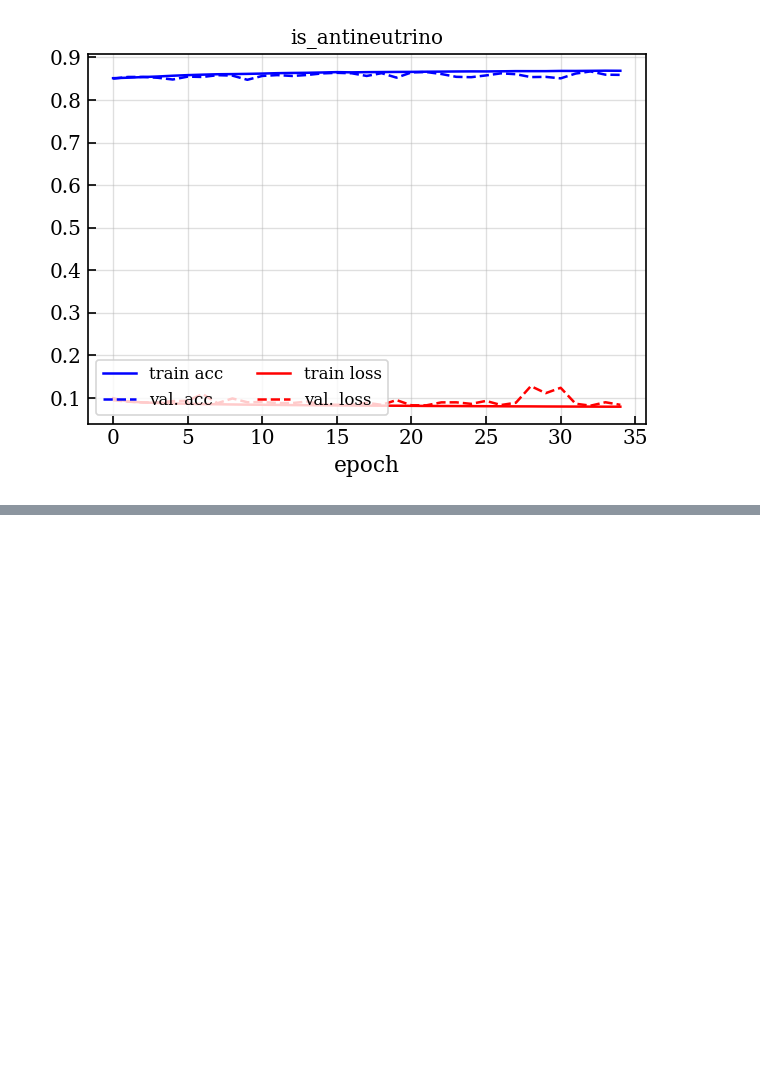
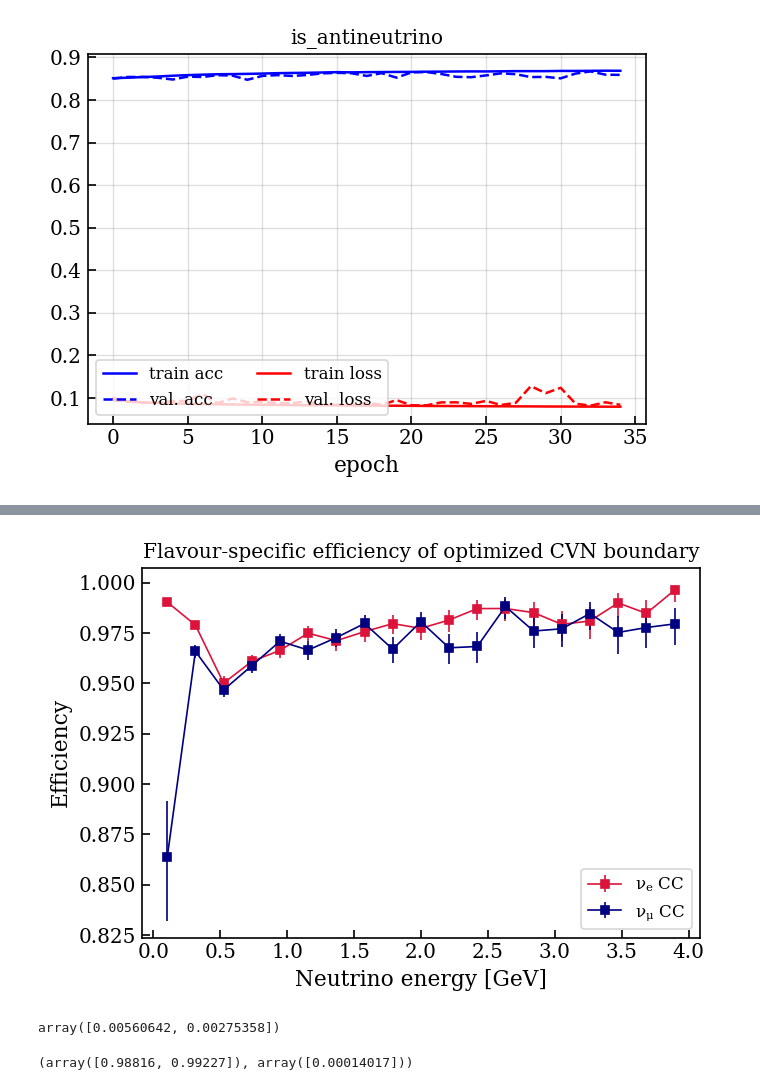
Before and after one commit to nuRiceLab/Classification-with-ML, a Jupyter notebook: neutrino-classification/training_history.ipynb, the cells around one changed output, grey strips where cells are left out. Saved outputs shown, nothing was run; the diff lists cells and outputs as text; code cells hidden in the pictures; blank space fills up the shorter version.

```diff
--- a/neutrino-classification/training_history.ipynb
+++ b/neutrino-classification/training_history.ipynb
@@ -52,0 +63,2 @@ tests = pd.read_pickle('CNN/ResNet_20240106_urllist0_1_2_predictions.pkl')
+# %%
+test_data = pd.read_pickle('/home/sophiaf/pixel_maps_val/preprocessed_filelists/urllist_0_1_2_df_testset.pkl')
@@ -72,0 +207,46 @@ tests['pred']
+# %%
+def cc_mask(preds, bound):
+    nue_cc_pass = preds[:,1]>bound
+    numu_cc_pass = preds[:,2]>bound
+    cc_pass = np.logical_or(nue_cc_pass, numu_cc_pass)
+    return cc_pass
+# %%
+# efficiency as a function of energy
+bound = xs[np.argmax(fom)] #0.372
+e_bins = np.linspace(0,4,20)
+e_means = (e_bins[:-1]+e_bins[1:])/2
+effs = np.zeros_like(e_means)
+sigma_effs = np.zeros((2,len(e_means)))
+
+for flav in [1,2]:
+    for i, (e_min, e_max) in enumerate(zip(e_bins[:-1], e_bins[1:])):
+        e_mask = true_meta['NuEnergy'] >= e_min
+        e_mask &= true_meta['NuEnergy'] < e_max
+        true_in_e = true[e_mask]
+        true_cc_in_e = true_in_e['flavour']==flav
+        pred_in_e = flav_preds[e_mask]
+        pred_cc_in_e = cc_mask(pred_in_e, bound)
+        # pred_cc_in_e = pred_in_e[:,f] > bound
+        n = sum(true_cc_in_e)# total
+        k = sum(pred_cc_in_e * true_cc_in_e) # accepted true CC events
+        effs[i] = k/n
+        sigma_eff = compute_acceptance_uncertainty_bayesian(k,n)[0]
+        sigma_effs[:,i] = np.abs(compute_acceptance_uncertainty_bayesian(k,n)[0]- effs[i])
+        compute_acceptance_uncertainty_bayesian(k,n)[0]
+    plt.errorbar(e_means, effs, yerr = sigma_effs,
+                 label=key_labels['flavour'][flav], color=colors[flav], linewidth=1, marker='s')
+plt.legend(loc='lower right')
+plt.ylabel('Efficiency')
+plt.xlabel('Neutrino energy [GeV]')
+plt.title('Flavour-specific efficiency of optimized CVN boundary')
+plt.show()
+# %% [output]
+[figure, added]
+# %%
+np.abs(compute_acceptance_uncertainty_bayesian(k,n)[0]- effs[i])
+# %% [output]
+array([0.00560642, 0.00275358])
+# %%
+compute_acceptance_uncertainty_bayesian(k, n)
+# %% [output]
+(array([0.98816, 0.99227]), array([0.00014017]))
```
Also changed, not shown: parts of 33 cells of this notebook, 2 other files.
